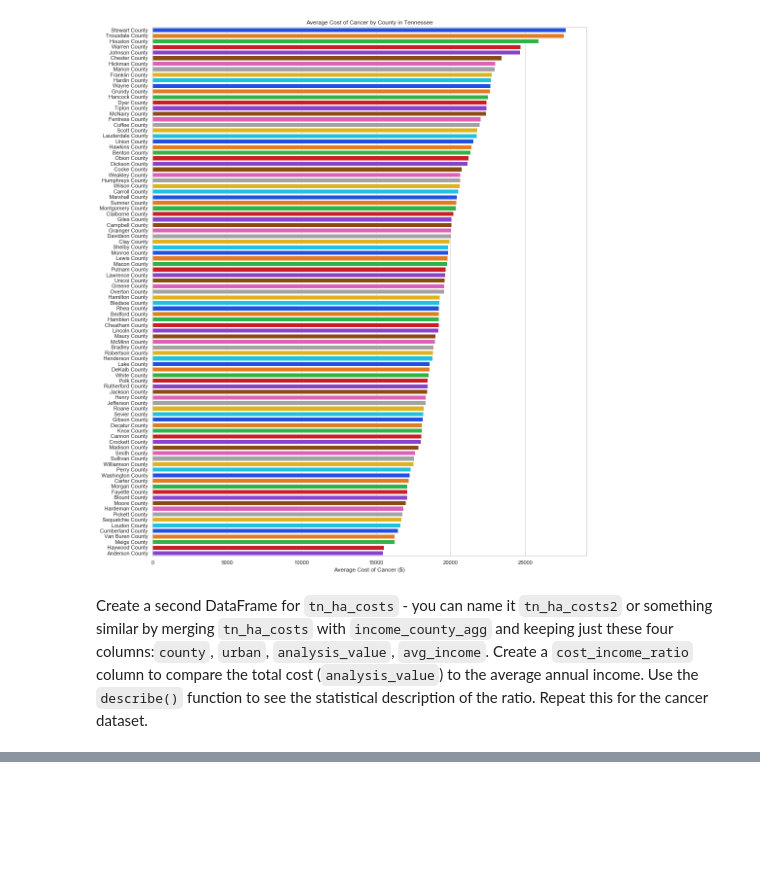
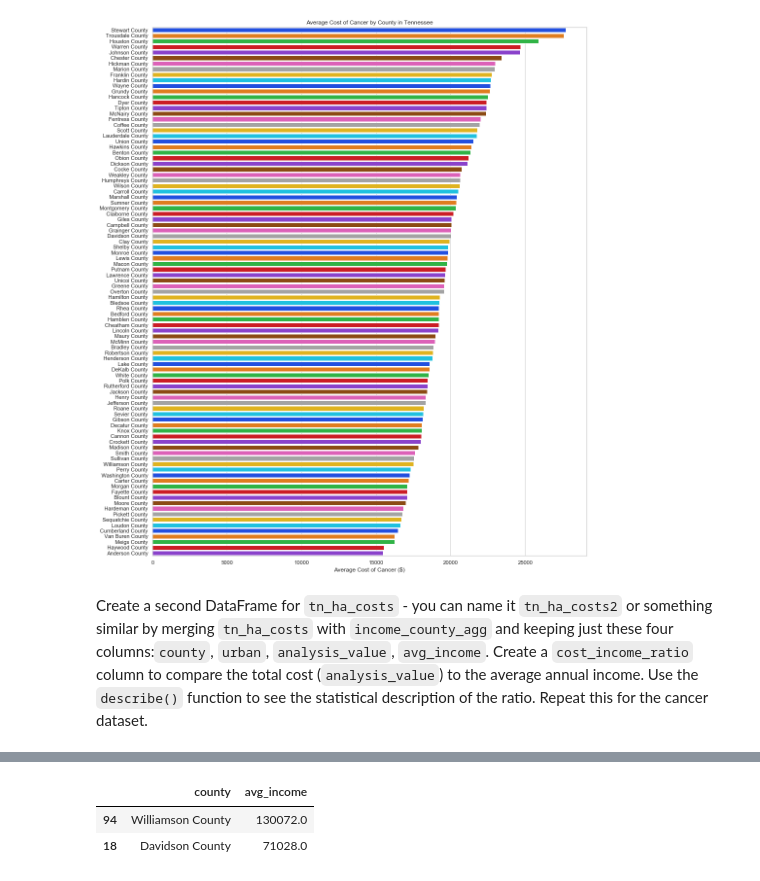
Before and after one commit to norajunef/vanderbilt-data-essentials-cohort-2, a Jupyter notebook: TN Med Health_week1.ipynb, the cells around one changed output, grey strips where cells are left out. Saved outputs shown, nothing was run; the diff lists cells and outputs as text; code cells hidden in the pictures; blank space fills up the shorter version.

```diff
--- a/TN Med Health_week1.ipynb
+++ b/TN Med Health_week1.ipynb
@@ -438,0 +514,7 @@ Create a second DataFrame for `tn_ha_costs` - you can name it `tn_ha_costs2` or
+# %%
+county_incomes = income_county_agg[['county', 'avg_income']]
+county_incomes.head(2)
+# %% [output]
+|  | county | avg_income |
+| 94 | Williamson County | 130072.0 |
+| 18 | Davidson County | 71028.0 |
```
Also changed, not shown: parts of 13 cells of this notebook, 1 other file.
